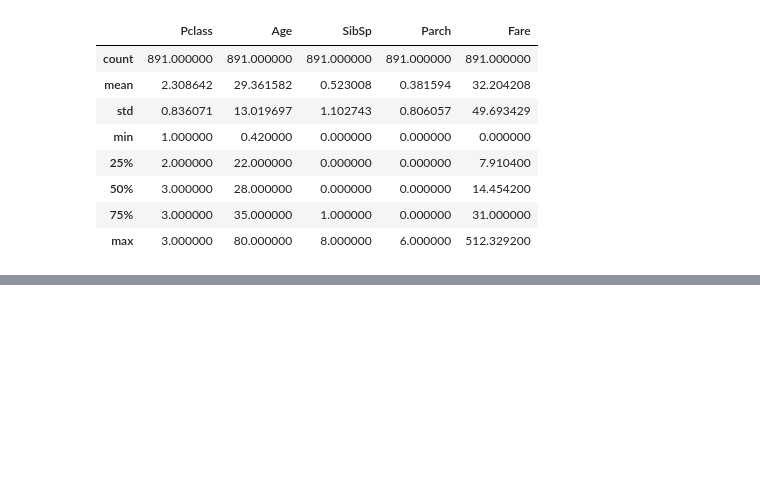
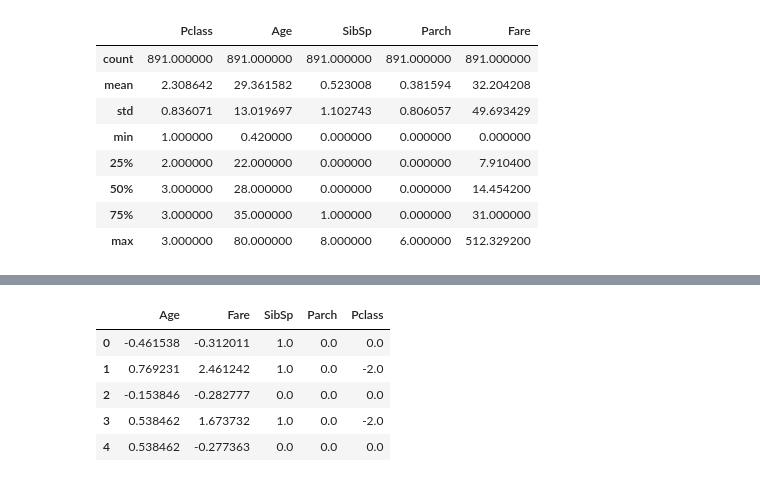
Before and after one commit to YohanFr18/titanic-naive-bayes, a Jupyter notebook: notebooks/naive_bayes.ipynb, the cells around one changed output, grey strips where cells are left out. Drawn from its saved outputs; the diff is of its cells as text; code cells hidden in the pictures; blank space fills up the shorter version.

```diff
--- a/notebooks/naive_bayes.ipynb
+++ b/notebooks/naive_bayes.ipynb
@@ -283,0 +293,9 @@ encoder = OneHotEncoder(handle_unknown='ignore', sparse_output=False)
+# %%
+X_train_num_df.head()
+# %% [output]
+|  | Age | Fare | SibSp | Parch | Pclass |
+| 0 | -0.461538 | -0.312011 | 1.0 | 0.0 | 0.0 |
+| 1 | 0.769231 | 2.461242 | 1.0 | 0.0 | -2.0 |
+| 2 | -0.153846 | -0.282777 | 0.0 | 0.0 | 0.0 |
+| 3 | 0.538462 | 1.673732 | 1.0 | 0.0 | -2.0 |
+| 4 | 0.538462 | -0.277363 | 0.0 | 0.0 | 0.0 |
```
Also changed, not shown: parts of 10 cells of this notebook.
